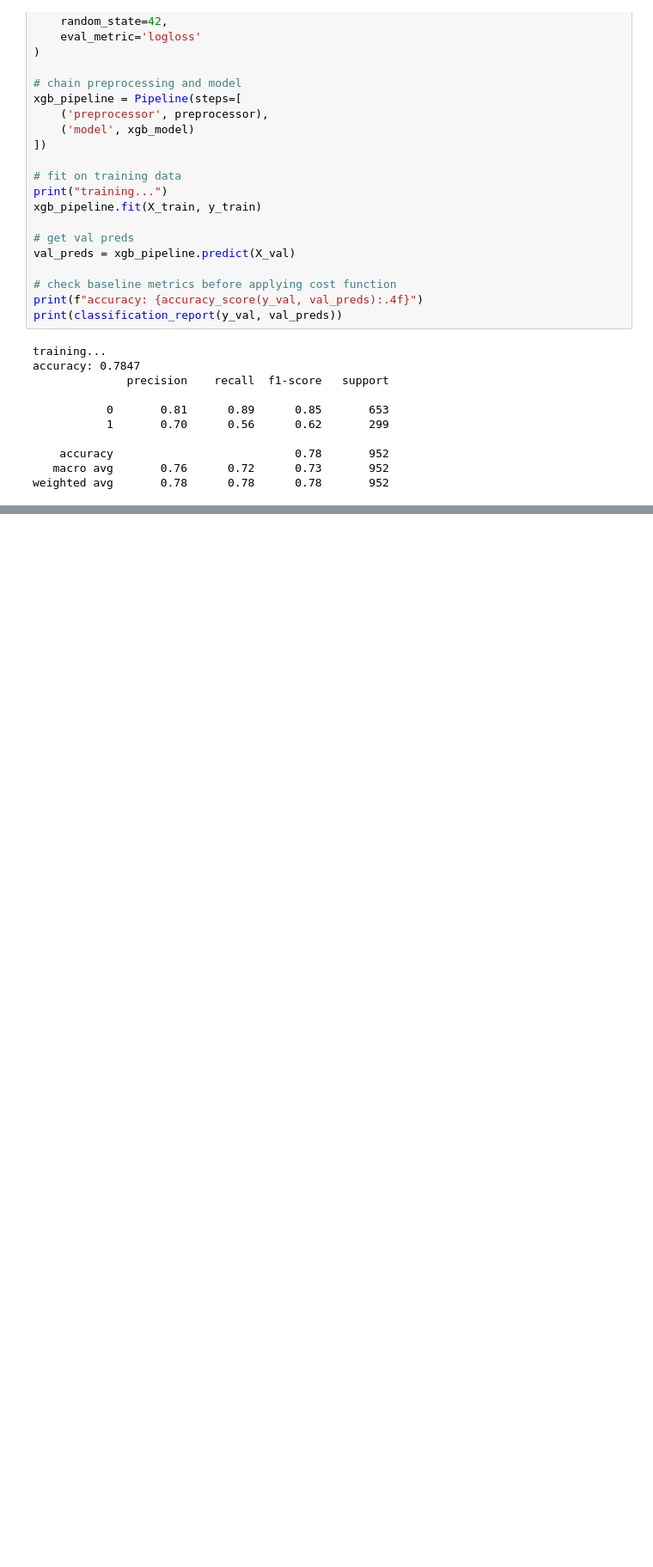
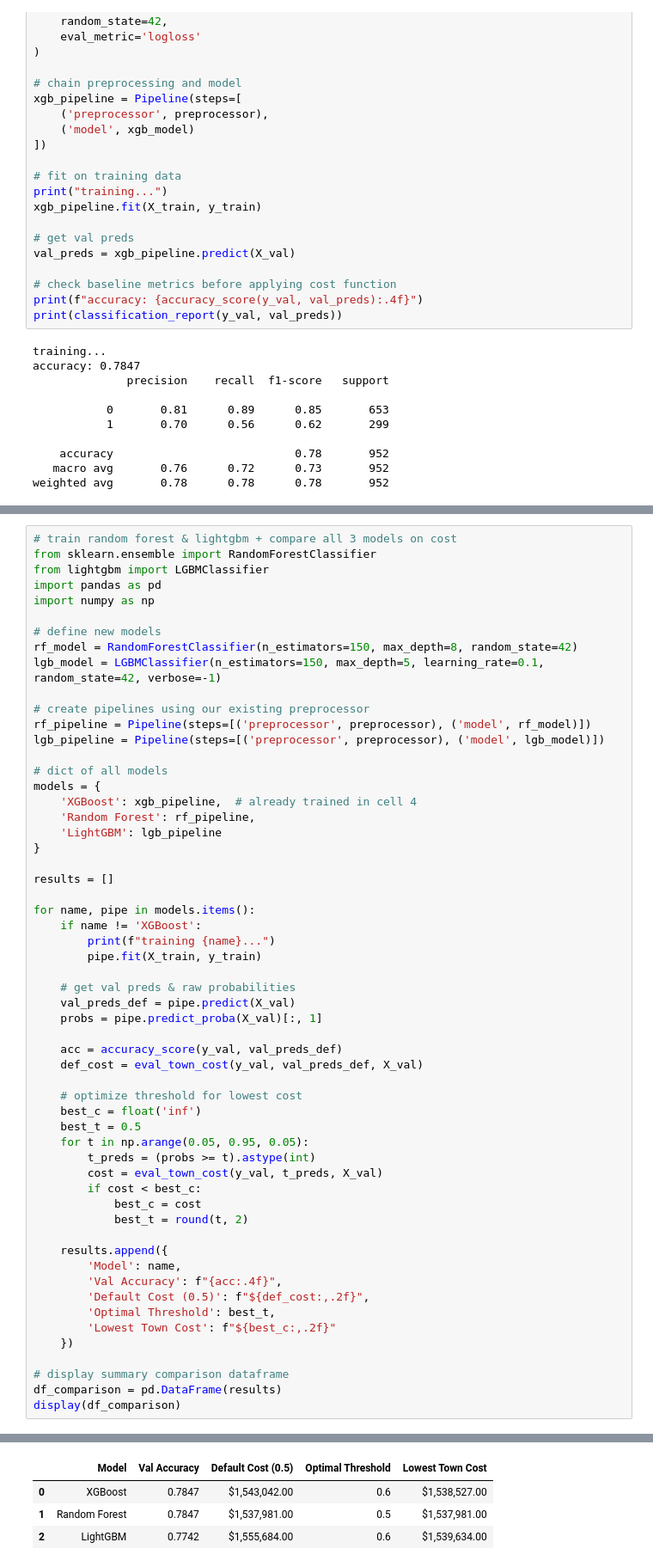
Before and after one commit to UH-HACKATHON-TEAMN/Hackathon-Town-C, a Jupyter notebook: Prardhan_EDA_Models.ipynb, the cells around one changed output, grey strips where cells are left out. Shown at 86% size. Drawn from its saved outputs; the diff is of its cells as text; blank space fills up the shorter version.

```diff
--- a/Prardhan_EDA_Models.ipynb
+++ b/Prardhan_EDA_Models.ipynb
@@ -240,0 +271,58 @@ Passing `palette` without assigning `hue` is deprecated and will be removed in v
+# %%
+# train random forest & lightgbm + compare all 3 models on cost
+from sklearn.ensemble import RandomForestClassifier
+from lightgbm import LGBMClassifier
+import pandas as pd
+import numpy as np
+
+# define new models
+rf_model = RandomForestClassifier(n_estimators=150, max_depth=8, random_state=42)
+lgb_model = LGBMClassifier(n_estimators=150, max_depth=5, learning_rate=0.1, random_state=42, verbose=-1)
+
+# create pipelines using our existing preprocessor
+rf_pipeline = Pipeline(steps=[('preprocessor', preprocessor), ('model', rf_model)])
+lgb_pipeline = Pipeline(steps=[('preprocessor', preprocessor), ('model', lgb_model)])
+
+# dict of all models
+models = {
+    'XGBoost': xgb_pipeline,  # already trained in cell 4
+    'Random Forest': rf_pipeline,
+    'LightGBM': lgb_pipeline
+}
+
+results = []
+
+for name, pipe in models.items():
+    if name != 'XGBoost':
+        print(f"training {name}...")
+        pipe.fit(X_train, y_train)
+
+    # get val preds & raw probabilities
+    val_preds_def = pipe.predict(X_val)
+    probs = pipe.predict_proba(X_val)[:, 1]
+
+    acc = accuracy_score(y_val, val_preds_def)
+    def_cost = eval_town_cost(y_val, val_preds_def, X_val)
+
+    # optimize threshold for lowest cost
+    best_c = float('inf')
+    best_t = 0.5
+    for t in np.arange(0.05, 0.95, 0.05):
+        t_preds = (probs >= t).astype(int)
+        cost = eval_town_cost(y_val, t_preds, X_val)
+        if cost < best_c:
+            best_c = cost
+            best_t = round(t, 2)
+
+    results.append({
+        'Model': name,
+        'Val Accuracy': f"{acc:.4f}",
+        'Default Cost (0.5)': f"${def_cost:,.2f}",
+        'Optimal Threshold': best_t,
+        'Lowest Town Cost': f"${best_c:,.2f}"
+    })
+
+# display summary comparison dataframe
+df_comparison = pd.DataFrame(results)
+display(df_comparison)
+# %% [output]
@@ -240,0 +331,4 @@ Passing `palette` without assigning `hue` is deprecated and will be removed in v
+|  | Model | Val Accuracy | Default Cost (0.5) | Optimal Threshold | Lowest Town Cost |
+| 0 | XGBoost | 0.7847 | $1,543,042.00 | 0.6 | $1,538,527.00 |
+| 1 | Random Forest | 0.7847 | $1,537,981.00 | 0.5 | $1,537,981.00 |
+| 2 | LightGBM | 0.7742 | $1,555,684.00 | 0.6 | $1,539,634.00 |
```
Also changed, not shown: parts of 6 cells of this notebook.
